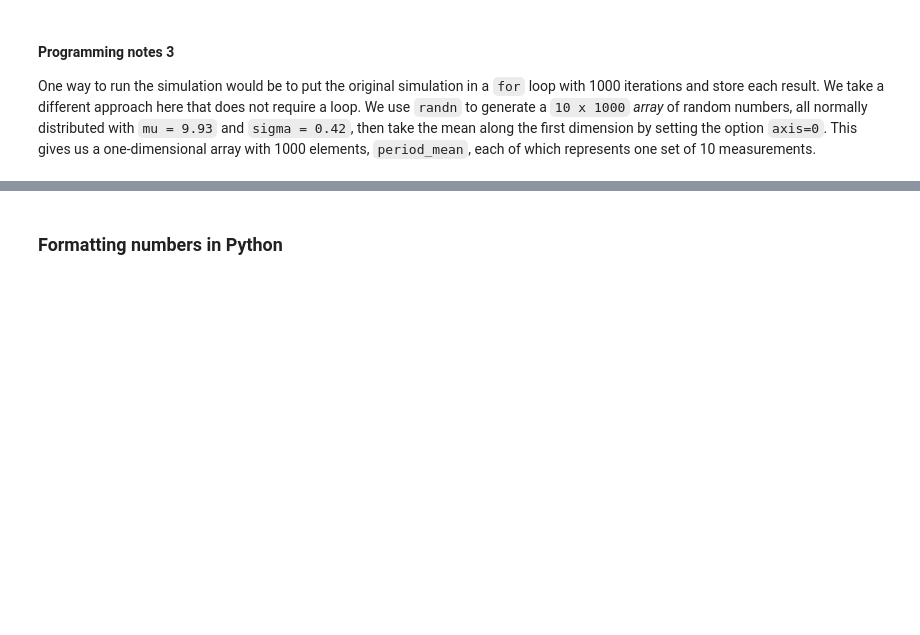
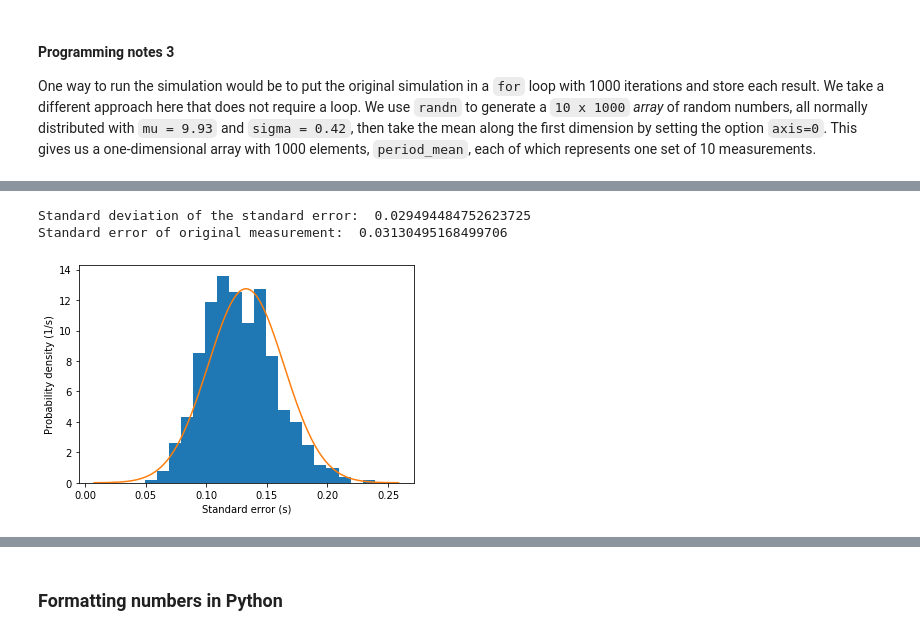
Before and after one commit to jsdodge/data-analysis-python, a Jupyter notebook: notebooks/2.0-Basic-statistics.ipynb, the cells around one changed output, grey strips where cells are left out. Drawn from its saved outputs; the diff is of its cells as text; code cells hidden in the pictures; blank space fills up the shorter version.

```diff
--- a/notebooks/2.0-Basic-statistics.ipynb
+++ b/notebooks/2.0-Basic-statistics.ipynb
@@ -475,0 +483,39 @@ Standard error of original measurement:  0.13281566172707193
+# %%
+# Compute the standard error along the first dimension
+period_stderr = np.std(period_sim_array, axis=0, ddof=1)/np.sqrt(N_meas)
+
+# Compute the standard deviation of the standard error
+std_stderr = np.std(period_stderr, ddof=1)
+
+# Compute the error in the error from (2.8)
+sigma_alpha = alpha/np.sqrt(2*N_meas-2)
+
+# Set the bins to be 0.01 wide
+bin_width = 0.01
+edges = np.arange(np.amin(period_stderr), np.amax(period_stderr) + bin_width, bin_width)
+
+# Make histogram
+plt.hist(period_stderr, bins=edges, density=True)
+plt.xlabel('Standard error (s)')
+plt.ylabel('Probability density (1/s)');
+
+# Calculate the PDF N(alpha,sigma_alpha^2) at a dt = 0.001 spacing
+# and superpose on the histogram
+dt = 0.001
+sigma_alpha_min = alpha-4*sigma_alpha
+sigma_alpha_max = alpha+4*sigma_alpha
+sigma_alpha_dist = np.arange(sigma_alpha_min, sigma_alpha_max + dt, dt)
+pdf_sigma_alpha = (np.exp(-(sigma_alpha_dist - alpha)**2/(2*sigma_alpha**2))
+                   /np.sqrt(2*np.pi*sigma_alpha**2))
+
+plt.plot(sigma_alpha_dist, pdf_sigma_alpha);
+
+# Print the standard deviation of the N_rep = 1000 simulated measurements of
+# the standard error, and the uncertainty computed with MU(2.8) with data
+# from the original measurement of N_meas = 10 periods
+print('Standard deviation of the standard error: ', std_stderr)
+print('Standard error of original measurement: ', sigma_alpha)
+# %% [output]
+Standard deviation of the standard error:  0.029494484752623725
+Standard error of original measurement:  0.03130495168499706
+[figure, added]
```
Also changed, not shown: parts of 14 cells of this notebook.
